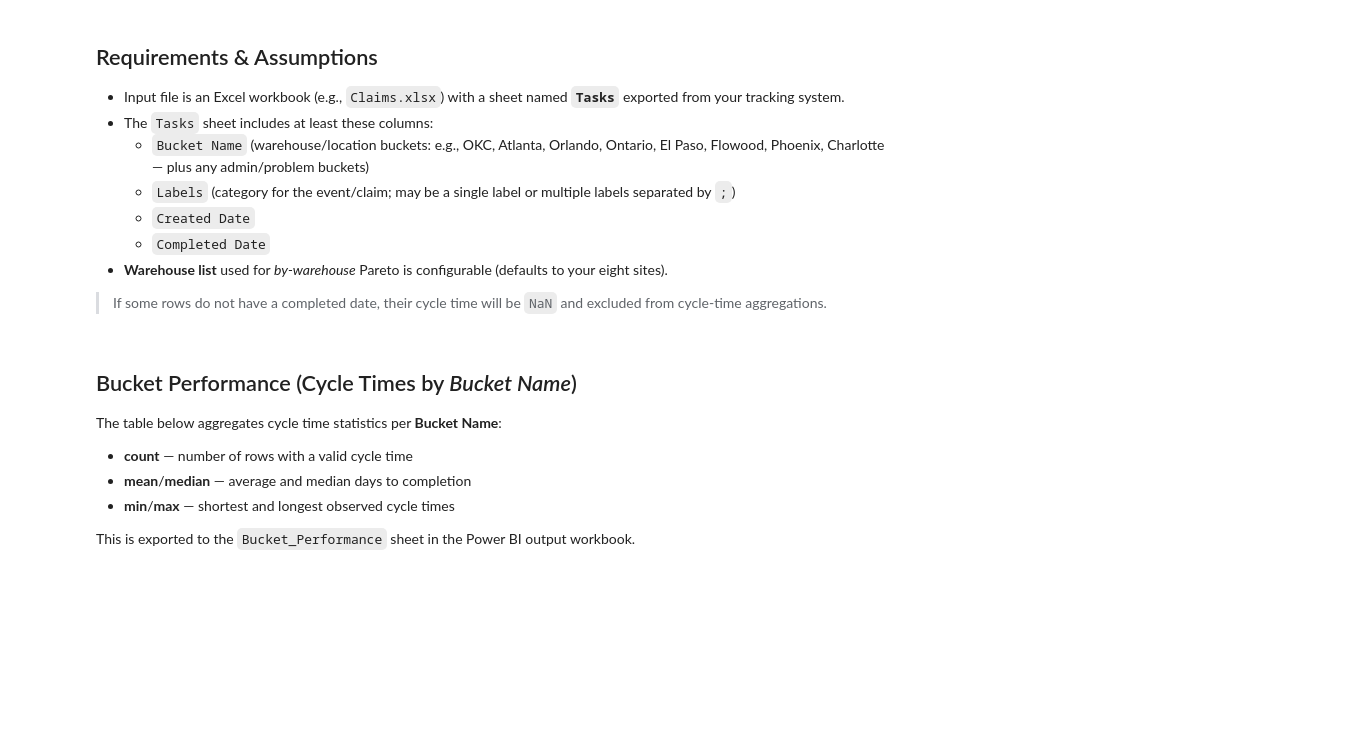
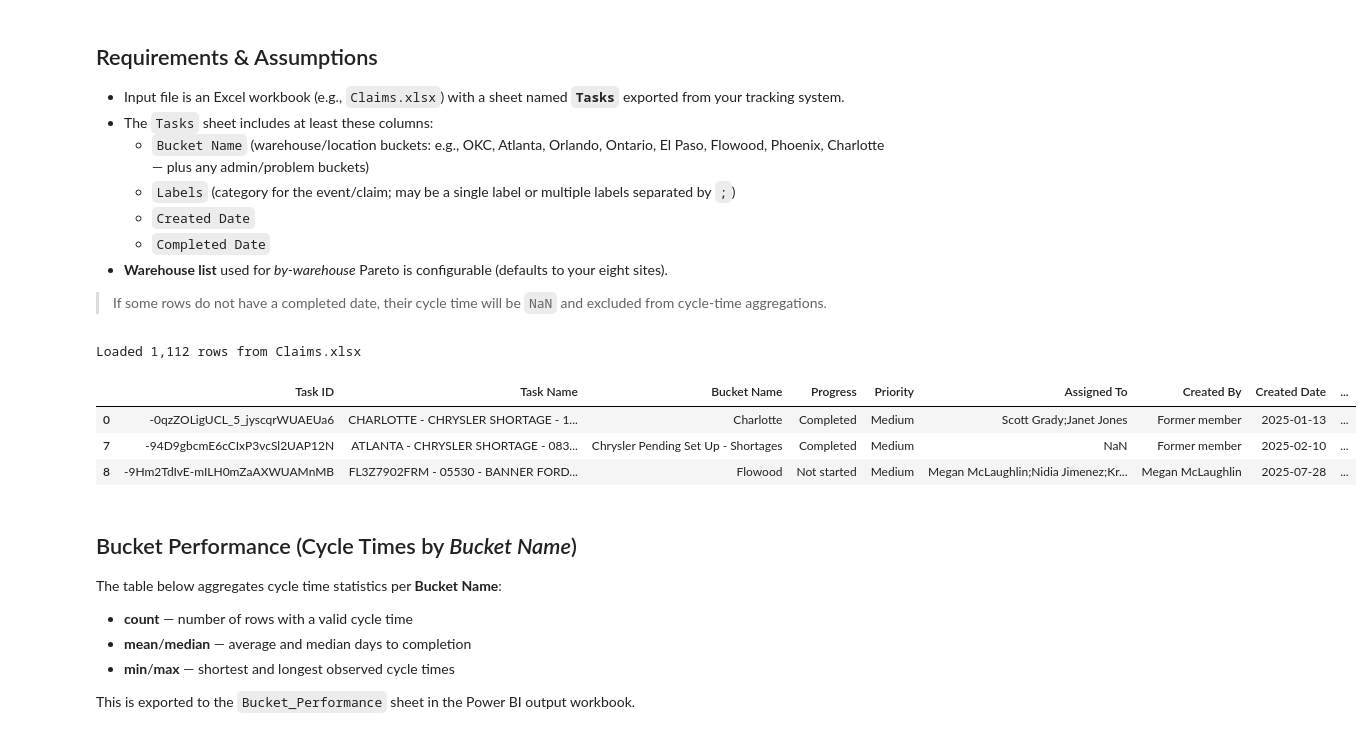
Before and after one commit to usma92/Claims, a Jupyter notebook: Claims_Analysis_Pareto.ipynb, the cells around one changed output. Drawn from its saved outputs; the diff is of its cells as text; code cells hidden in the pictures; blank space fills up the shorter version.

Commit message:
Adding pareto by date

```diff
--- a/Claims_Analysis_Pareto.ipynb
+++ b/Claims_Analysis_Pareto.ipynb
@@ -31,7 +30,6 @@ import matplotlib.pyplot as plt
 pd.set_option("display.max_rows", 50)
 pd.set_option("display.max_columns", 100)
 pd.set_option("display.width", 120)
-# %%
 # %%
 # ----------------------------
 # Parameters (EDIT THESE)
@@ -39,7 +37,7 @@ pd.set_option("display.width", 120)
 # Path to the input claims workbook. By default, looks for 'Claims.xlsx' in the same folder as this notebook.
 # If not found, it will try a fallback (used in ChatGPT sandbox), then raise an error.
 INPUT_XLSX = Path("Claims.xlsx")
-FALLBACK = Path("/mnt/data/Claims.xlsx")  # used only if running in ChatGPT sandbox
+
 
 # Output Excel for Power BI
 OUTPUT_XLSX = Path("Claims_Performance_Summary.xlsx")
@@ -51,7 +49,10 @@ WAREHOUSES = [
 
 # Maximum labels to show in each Pareto chart for readability (set None to show all)
 TOP_N_LABELS = 15
+
+#Date range for analysis (inclusive) ---
+DATE_RANGE_START = pd.Timestamp("2025-01-01")  # <-- EDIT as needed
+DATE_RANGE_END   = pd.Timestamp("2025-12-31")  # <-- EDIT as needed
-# %%
 # %%
 # ----------------------------
 # Load data
@@ -59,41 +60,49 @@ TOP_N_LABELS = 15
 def _resolve_input_path() -> Path:
     if INPUT_XLSX.exists():
         return INPUT_XLSX
-    if FALLBACK.exists():
-        return FALLBACK
-    raise FileNotFoundError(f"Could not find input Excel at {INPUT_XLSX} or fallback {FALLBACK}")
+    raise FileNotFoundError(f"Could not find input Excel at {INPUT_XLSX}")
 
 in_path = _resolve_input_path()
 
 # Load the 'Tasks' sheet
 xls = pd.ExcelFile(in_path)
 if "Tasks" not in xls.sheet_names:
     raise ValueError(f"'Tasks' sheet not found. Available sheets: {xls.sheet_names}")
 
 df = pd.read_excel(in_path, sheet_name="Tasks")
 
 # Normalize key columns
 for col in ["Bucket Name", "Labels"]:
     if col in df.columns:
         df[col] = df[col].astype(str).str.strip()
     else:
         raise ValueError(f"Expected column '{col}' not found in Tasks sheet.")
 
 # Date parsing
 for col in ["Created Date", "Completed Date"]:
     if col in df.columns:
         df[col] = pd.to_datetime(df[col], errors="coerce")
     else:
         raise ValueError(f"Expected column '{col}' not found in Tasks sheet.")
 
+# Filter by date range ---
+date_mask = (df["Created Date"] >= DATE_RANGE_START) & (df["Created Date"] <= DATE_RANGE_END)
+df = df.loc[date_mask].copy()
+
 # Compute cycle time (days)
 df["Cycle Time (Days)"] = (df["Completed Date"] - df["Created Date"]).dt.days
 
 # Optional: treat negative durations as NaN if present (uncomment to enforce)
 # df.loc[df["Cycle Time (Days)"] < 0, "Cycle Time (Days)"] = np.nan
 
 print(f"Loaded {len(df):,} rows from {in_path.name}")
 df.head(3)
+# %% [output]
+Loaded 1,112 rows from Claims.xlsx
+|  | Task ID | Task Name | Bucket Name | Progress | Priority | Assigned To | Created By | Created Date | ... |
+| 0 | -0qzZOLigUCL_5_jyscqrWUAEUa6 | CHARLOTTE - CHRYSLER SHORTAGE - 1... | Charlotte | Completed | Medium | Scott Grady;Janet Jones | Former member | 2025-01-13 | ... |
+| 7 | -94D9gbcmE6cCIxP3vcSl2UAP12N | ATLANTA - CHRYSLER SHORTAGE - 083... | Chrysler Pending Set Up - Shortages | Completed | Medium | NaN | Former member | 2025-02-10 | ... |
+| 8 | -9Hm2TdIvE-mILH0mZaAXWUAMnMB | FL3Z7902FRM - 05530 - BANNER FORD... | Flowood | Not started | Medium | Megan McLaughlin;Nidia Jimenez;Kr... | Megan McLaughlin | 2025-07-28 | ... |
 # %% [markdown]
 ## Bucket Performance (Cycle Times by *Bucket Name*)
 
```
Also changed, not shown: parts of 5 cells of this notebook, 13 other files.
